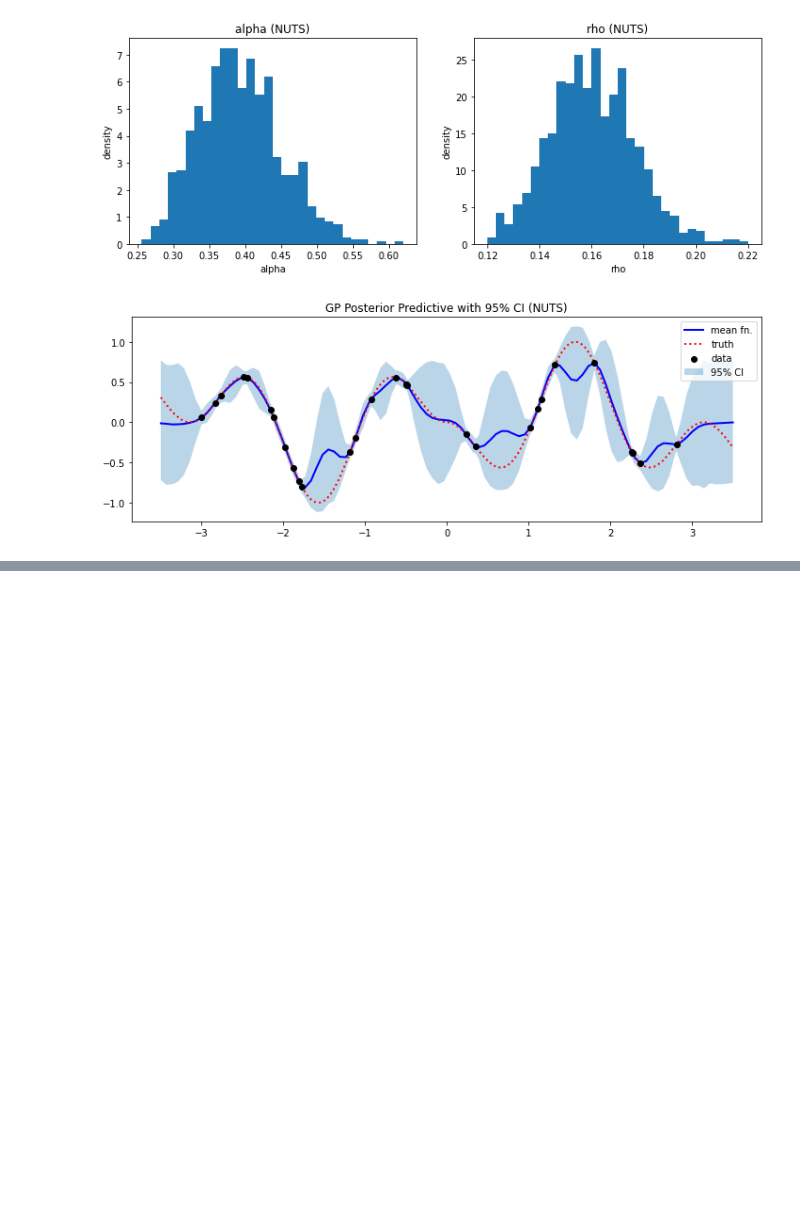
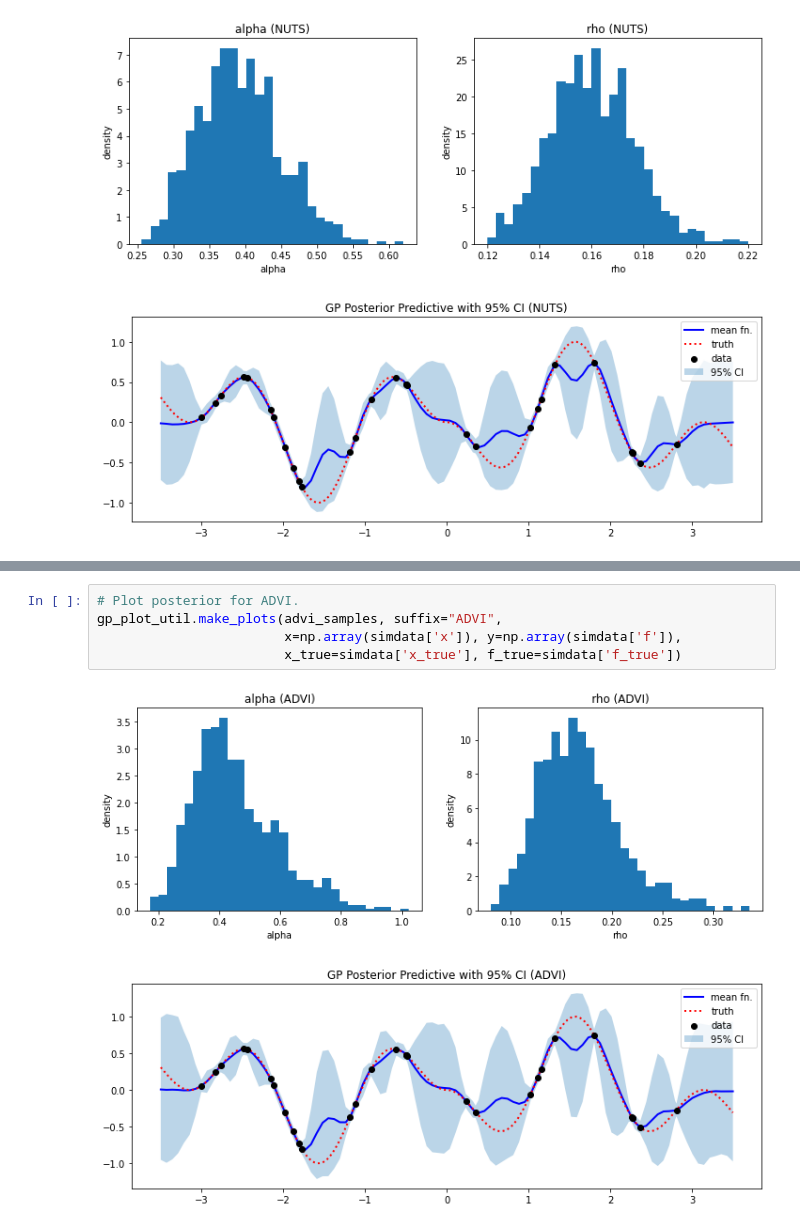
Before and after one commit to luiarthur/TuringBnpBenchmarks, a Jupyter notebook: src/gp/notebooks/gp_tfp.ipynb, the cells around one changed output, grey strips where cells are left out. Saved outputs shown, nothing was run; the diff lists cells and outputs as text; blank space fills up the shorter version.

```diff
--- a/src/gp/notebooks/gp_tfp.ipynb
+++ b/src/gp/notebooks/gp_tfp.ipynb
@@ -194,0 +244,8 @@ gp_plot_util.make_plots(nuts_samples, suffix="NUTS",
+# %%
+# Plot posterior for ADVI.
+gp_plot_util.make_plots(advi_samples, suffix="ADVI",
+                        x=np.array(simdata['x']), y=np.array(simdata['f']),
+                        x_true=simdata['x_true'], f_true=simdata['f_true'])
+# %% [output]
+[figure, added]
+[figure, added]
```
Also changed, not shown: parts of 10 cells of this notebook, 5 other files.
